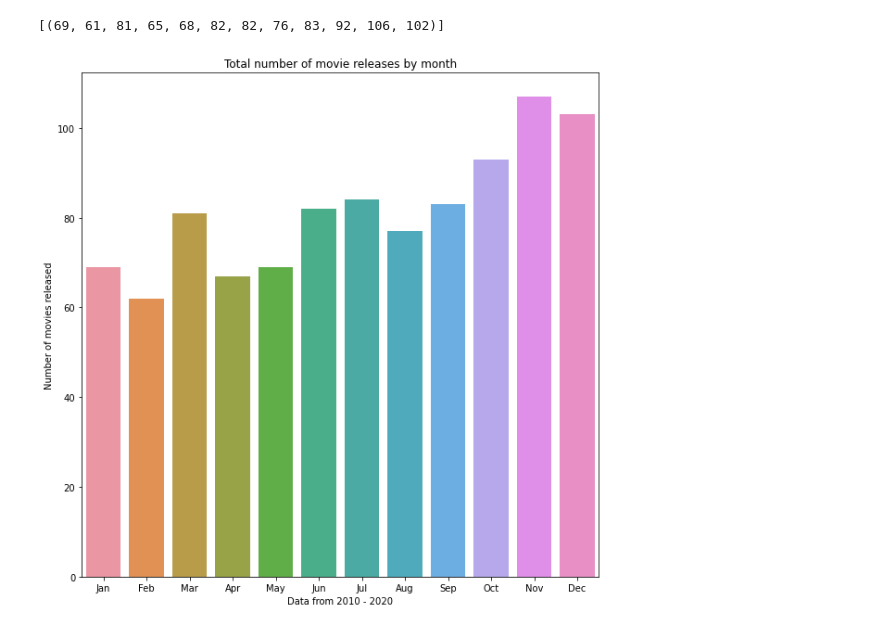
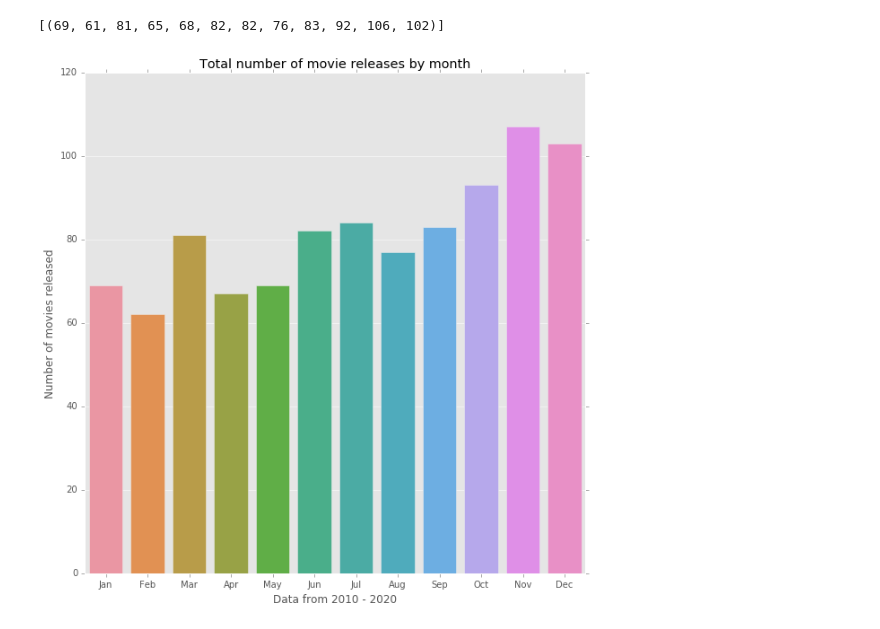
Before and after one commit to learn-co-curriculum/dsc-project-template, a Jupyter notebook: BigFrame.ipynb, the cells around one changed output. Drawn from its saved outputs; the diff is of its cells as text; code cells hidden in the pictures.

```diff
--- a/BigFrame.ipynb
+++ b/BigFrame.ipynb
@@ -241,7 +261,7 @@ mean_produc2018 = [df_jan2018[1], df_feb2018[1], df_mar2018[1], df_apr2018[1], d
 # Make them all share the same Y-axis
 # Create a Legend for ease of reading
 
-plt.style.use('seaborn-bright')
+plt.style.use('fivethirtyeight')
 fig, ax = plt.subplots(2, 3, figsize = (18, 12))
 x= months
 
@@ -281,6 +301,6 @@ ax[1,2].set_title('2018')
 ax[1,2].set_ylabel('$ Billions of Dollars');
 
 
-ax[0,0].legend(fancybox=True, framealpha=1, shadow=True, borderpad=1)
+ax[0,0].legend(fancybox=True, framealpha=1, shadow=True, borderpad=1);
 # ax[1,2].legend(fancybox=True, framealpha=1, shadow=True, borderpad=1)
 # %% [output]
@@ -314,19 +333,19 @@ list(df_months.value_counts().index)
 # %%
 from matplotlib import pyplot as plt
 import seaborn as sns
 %matplotlib inline
 
-plt.style.use('seaborn-bright')
+plt.style.use('ggplot')
 fig, ax = plt.subplots(figsize = (10, 10))
 x = months
 #y = [*here*]
 y = [69, 62, 81, 67, 69, 82, 84, 77, 83, 93, 107, 103]
 sns.barplot(x, y);
 ax.set_title('Total number of movie releases by month')
 ax.set_xlabel('Data from 2010 - 2020')
 ax.set_ylabel('Number of movies released');
 # %% [output]
-[figure, old version]
+[figure, new version]
 # %%
 # The best window to release our blockbuster action / drama/ suspense film is releasing during the summer months or holiday season
 # This distribution shows that more movie production companies release later in the year.
```
Also changed, not shown: parts of 2 cells of this notebook, 1 other file.
